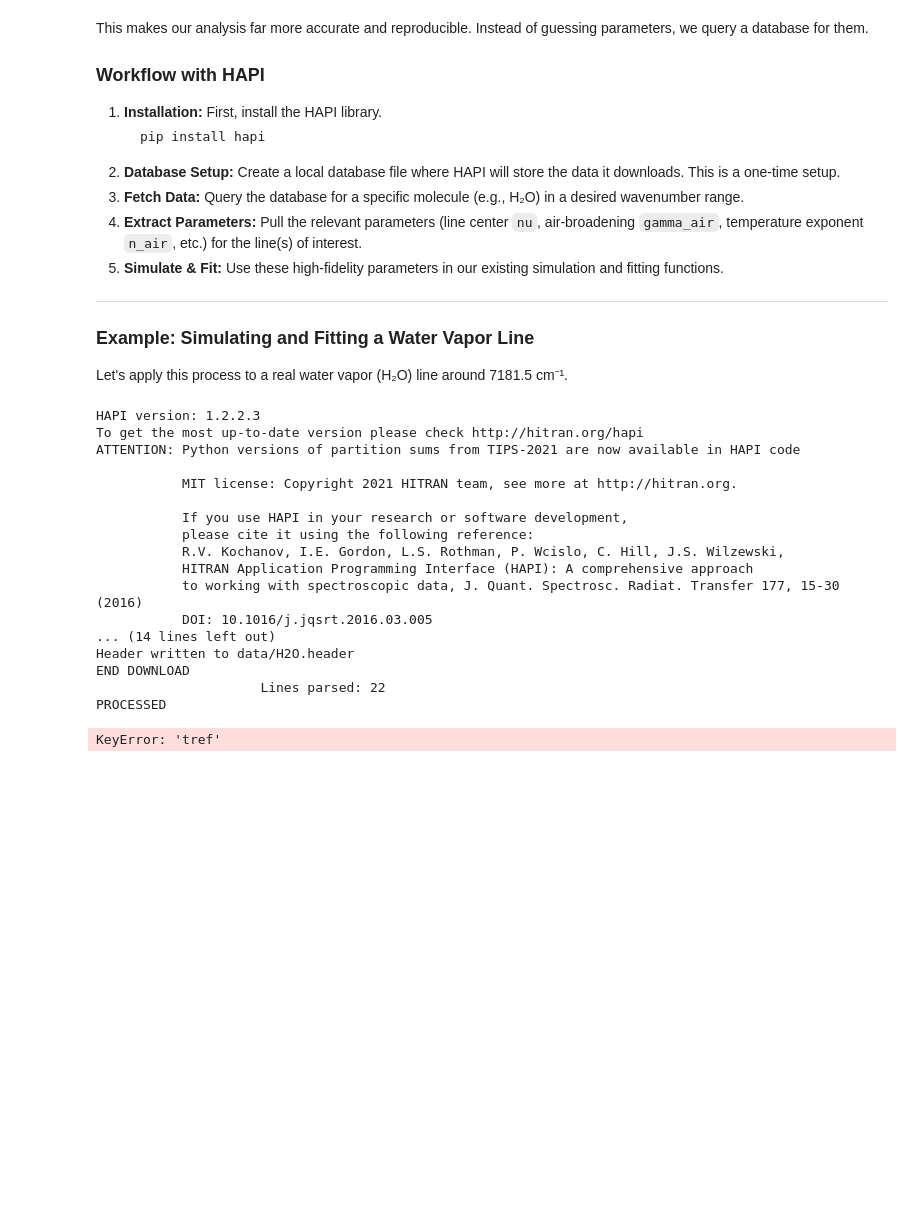
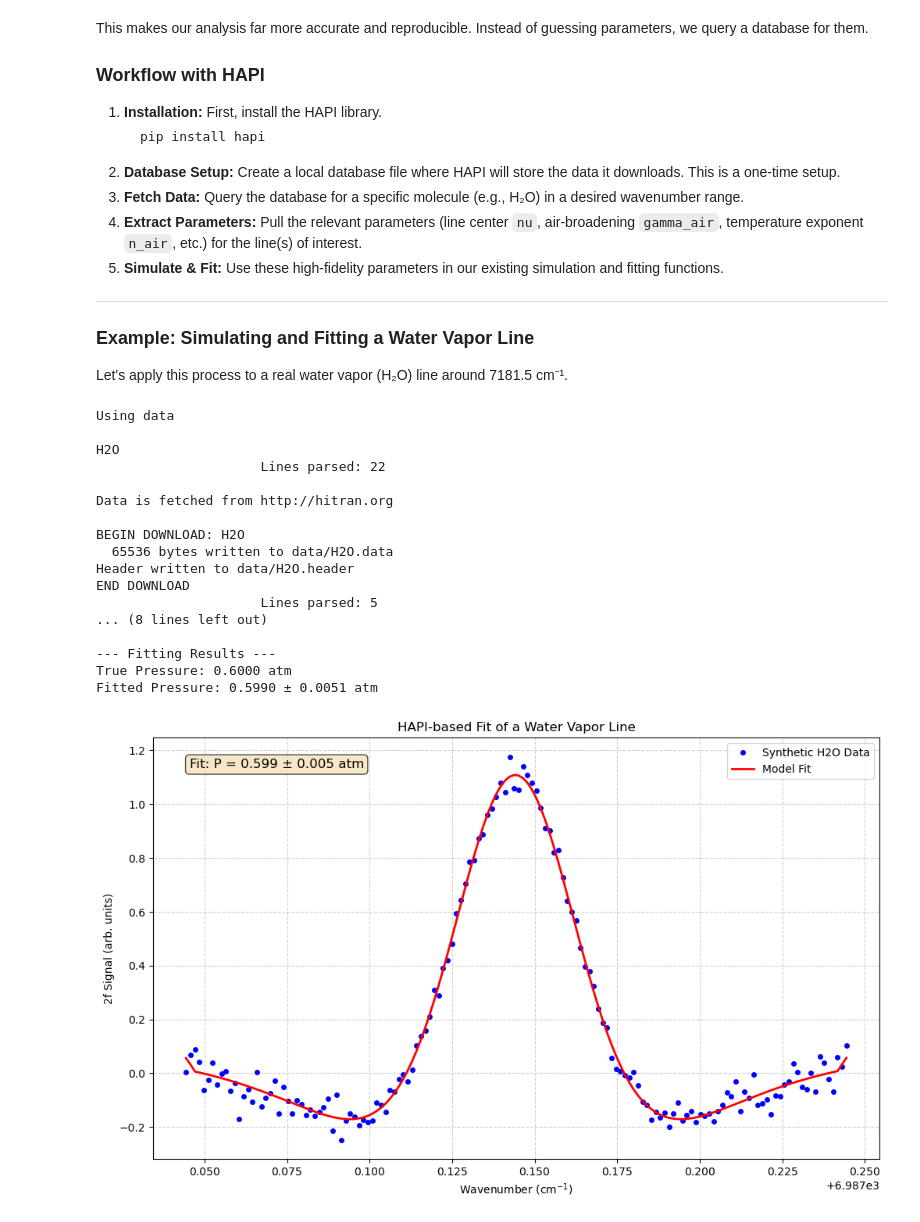
Before and after one commit to lampnis/aerosol-things, a Jupyter notebook: aislop.ipynb, the cells around one changed output. Cells and saved outputs as stored; diff of their text form; code cells hidden in the pictures; blank space fills up the shorter version.

Commit message:
moved water parameters up to the front, moved imports to top

```diff
--- a/aislop.ipynb
+++ b/aislop.ipynb
@@ -401,13 +487,6 @@ This makes our analysis far more accurate and reproducible. Instead of guessing
 
 Let's apply this process to a real water vapor (H₂O) line around 7181.5 cm⁻¹.
 # %%
-import hapi
-import numpy as np
-import matplotlib.pyplot as plt
-from scipy.optimize import curve_fit
-from scipy.special import voigt_profile
-from scipy.constants import k as k_B, c, N_A
-
 # --- 1. Setup HAPI Database ---
 # This creates a folder named 'data' in your current directory to store the database.
 # This only needs to be done once. HAPI will use the local files on subsequent runs.
@@ -417,7 +496,7 @@ hapi.db_begin(DB_PATH)
 # --- 2. Fetch Water Vapor Data ---
 # We will fetch data for H2O (Molecule ID=1, Isotope=1) in a narrow range.
 MOLECULE_NAME = 'H2O'
-hapi.fetch(MOLECULE_NAME, 1, 1, 7181, 7182)
+hapi.fetch(MOLECULE_NAME, 1, 1, 6987, 6987.2)
 
 # --- 3. Extract Line Parameters from the Database ---
 # A query can return multiple lines. For this example, we'll pick the strongest one.
@@ -429,8 +508,8 @@ H2O_LINE_PARAMS = {
     'v0': hapi.getColumn(MOLECULE_NAME, 'nu')[strongest_line_index], # Line center in cm^-1
     'gamma_L0': hapi.getColumn(MOLECULE_NAME, 'gamma_air')[strongest_line_index], # Air-broadening coeff at T0, P0
     'n_exp': hapi.getColumn(MOLECULE_NAME, 'n_air')[strongest_line_index], # Temperature exponent
-    'T0': hapi.getColumn(MOLECULE_NAME, 'Tref')[strongest_line_index], # Reference Temperature
-    'P0': hapi.getColumn(MOLECULE_NAME, 'Pref')[strongest_line_index], # Reference Pressure (atm)
+    'T0': 296.0, # Reference Temperature
+    'P0': 1.0, # Reference Pressure (atm)
     'M': 18.015e-3 # Molar mass of H2O in kg/mol
 }
 
@@ -495,44 +574,44 @@ try:
 
     fitted_pressure = popt[0]
     perr = np.sqrt(np.diag(pcov))
     pressure_error = perr[0]
 
     print("\n--- Fitting Results ---")
     print(f"True Pressure: {TRUE_PRESSURE:.4f} atm")
     print(f"Fitted Pressure: {fitted_pressure:.4f} ± {pressure_error:.4f} atm")
 
     # Plotting
     fit_curve = model_for_fitting_h2o(wavenumbers, *popt)
     fig, ax = plt.subplots(figsize=(12, 7))
     ax.plot(wavenumbers, experimental_data, 'bo', label='Synthetic H2O Data', markersize=4)
     ax.plot(wavenumbers, fit_curve, 'r-', linewidth=2, label='Model Fit')
     ax.set_title('HAPI-based Fit of a Water Vapor Line')
     ax.set_xlabel('Wavenumber (cm$^{-1}$)')
     ax.set_ylabel('2f Signal (arb. units)')
     ax.legend()
     ax.grid(True, linestyle='--', alpha=0.6)
     result_text = f"Fit: P = {fitted_pressure:.3f} ± {pressure_error:.3f} atm"
     props = dict(boxstyle='round', facecolor='wheat', alpha=0.7)
     ax.text(0.05, 0.95, result_text, transform=ax.transAxes, fontsize=12, verticalalignment='top', bbox=props)
     plt.show()
 except RuntimeError as e:
     print(f"Fit failed: {e}")
 # %% [output]
-HAPI version: 1.2.2.3
-To get the most up-to-date version please check http://hitran.org/hapi
-ATTENTION: Python versions of partition sums from TIPS-2021 are now available in HAPI code
+Using data
 
-           MIT license: Copyright 2021 HITRAN team, see more at http://hitran.org.
+H2O
+                     Lines parsed: 22
 
-           If you use HAPI in your research or software development,
-           please cite it using the following reference:
-           R.V. Kochanov, I.E. Gordon, L.S. Rothman, P. Wcislo, C. Hill, J.S. Wilzewski,
-           HITRAN Application Programming Interface (HAPI): A comprehensive approach
-           to working with spectroscopic data, J. Quant. Spectrosc. Radiat. Transfer 177, 15-30 (2016)
-           DOI: 10.1016/j.jqsrt.2016.03.005
-... (14 lines left out)
+Data is fetched from http://hitran.org
+
+BEGIN DOWNLOAD: H2O
+  65536 bytes written to data/H2O.data
 Header written to data/H2O.header
 END DOWNLOAD
-                     Lines parsed: 22
-PROCESSED
+                     Lines parsed: 5
+... (8 lines left out)
+
+--- Fitting Results ---
+True Pressure: 0.6000 atm
+Fitted Pressure: 0.5990 ± 0.0051 atm
-KeyError: 'tref'
+[figure, added]
```
Also changed, not shown: parts of 11 cells of this notebook, 1 other file.
